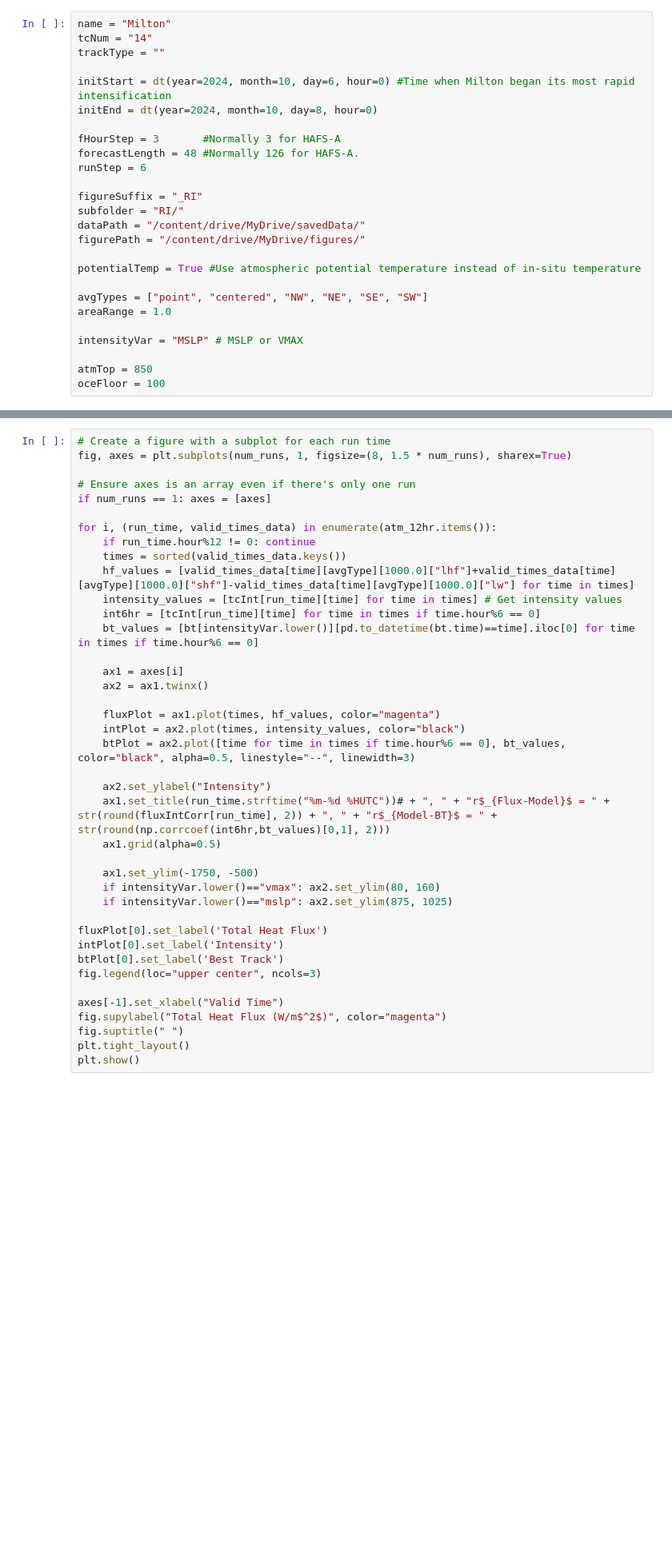
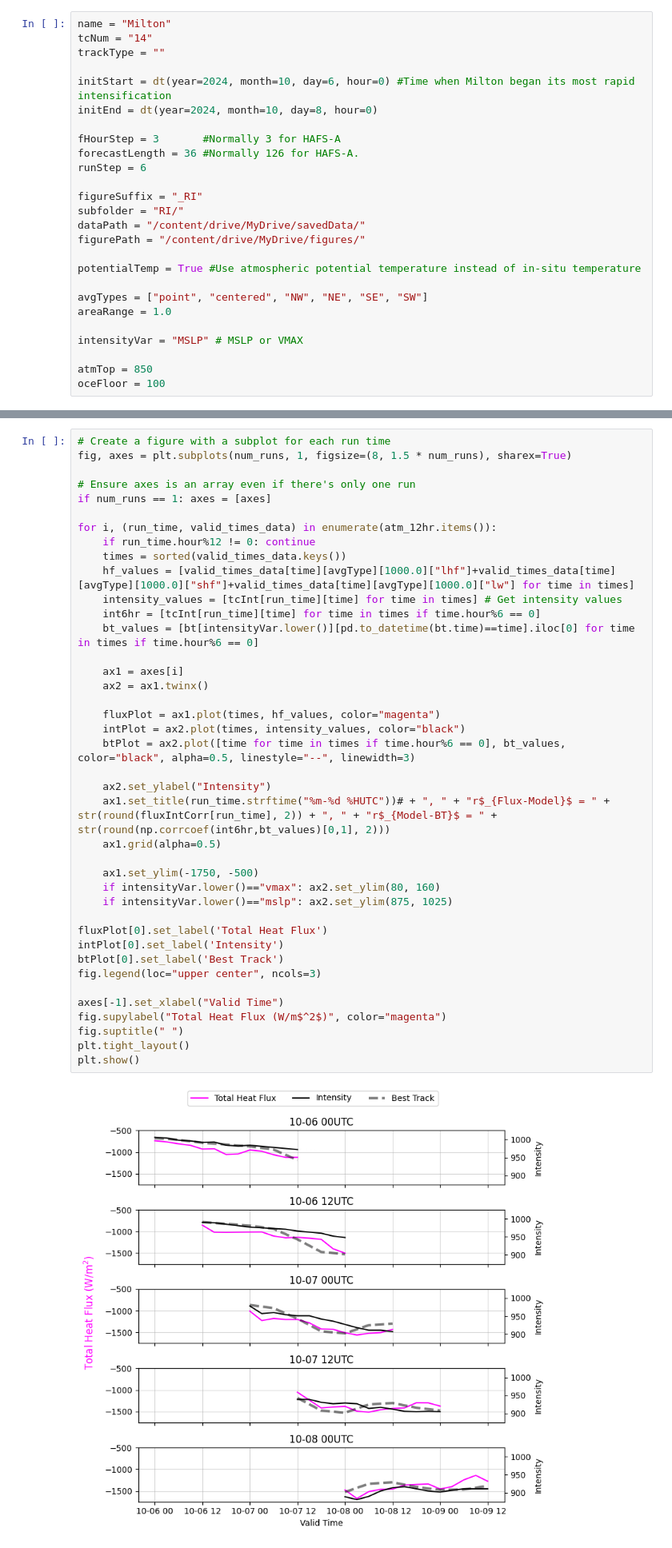
Before and after one commit to SeanBarnier/HAFS_Air-Sea, a Jupyter notebook: fluxAcrossRuns.ipynb, the cells around one changed output, grey strips where cells are left out. Shown at 80% size. Saved outputs shown, nothing was run; the diff lists cells and outputs as text; blank space fills up the shorter version.

```diff
--- a/fluxAcrossRuns.ipynb
+++ b/fluxAcrossRuns.ipynb
@@ -25,7 +44,7 @@ initStart = dt(year=2024, month=10, day=6, hour=0) #Time when Milton began its m
 initEnd = dt(year=2024, month=10, day=8, hour=0)
 
 fHourStep = 3       #Normally 3 for HAFS-A
-forecastLength = 48 #Normally 126 for HAFS-A.
+forecastLength = 36 #Normally 126 for HAFS-A.
 runStep = 6
 
 figureSuffix = "_RI"
@@ -299,36 +340,38 @@ if num_runs == 1: axes = [axes]
 for i, (run_time, valid_times_data) in enumerate(atm_12hr.items()):
     if run_time.hour%12 != 0: continue
     times = sorted(valid_times_data.keys())
-    hf_values = [valid_times_data[time][avgType][1000.0]["lhf"]+valid_times_data[time][avgType][1000.0]["shf"]-valid_times_data[time][avgType][1000.0]["lw"] for time in times]
+    hf_values = [valid_times_data[time][avgType][1000.0]["lhf"]+valid_times_data[time][avgType][1000.0]["shf"]+valid_times_data[time][avgType][1000.0]["lw"] for time in times]
     intensity_values = [tcInt[run_time][time] for time in times] # Get intensity values
     int6hr = [tcInt[run_time][time] for time in times if time.hour%6 == 0]
     bt_values = [bt[intensityVar.lower()][pd.to_datetime(bt.time)==time].iloc[0] for time in times if time.hour%6 == 0]
 
     ax1 = axes[i]
     ax2 = ax1.twinx()
 
     fluxPlot = ax1.plot(times, hf_values, color="magenta")
     intPlot = ax2.plot(times, intensity_values, color="black")
     btPlot = ax2.plot([time for time in times if time.hour%6 == 0], bt_values, color="black", alpha=0.5, linestyle="--", linewidth=3)
 
     ax2.set_ylabel("Intensity")
     ax1.set_title(run_time.strftime("%m-%d %HUTC"))# + ", " + "r$_{Flux-Model}$ = " + str(round(fluxIntCorr[run_time], 2)) + ", " + "r$_{Model-BT}$ = " + str(round(np.corrcoef(int6hr,bt_values)[0,1], 2)))
     ax1.grid(alpha=0.5)
 
     ax1.set_ylim(-1750, -500)
     if intensityVar.lower()=="vmax": ax2.set_ylim(80, 160)
     if intensityVar.lower()=="mslp": ax2.set_ylim(875, 1025)
 
 fluxPlot[0].set_label('Total Heat Flux')
 intPlot[0].set_label('Intensity')
 btPlot[0].set_label('Best Track')
 fig.legend(loc="upper center", ncols=3)
 
 axes[-1].set_xlabel("Valid Time")
 fig.supylabel("Total Heat Flux (W/m$^2$)", color="magenta")
 fig.suptitle(" ")
 plt.tight_layout()
 plt.show()
+# %% [output]
+[figure, added]
 # %% [markdown]
 Correlation between model intensity and flux for each run
 # %%
```
Also changed, not shown: parts of 9 cells of this notebook.
